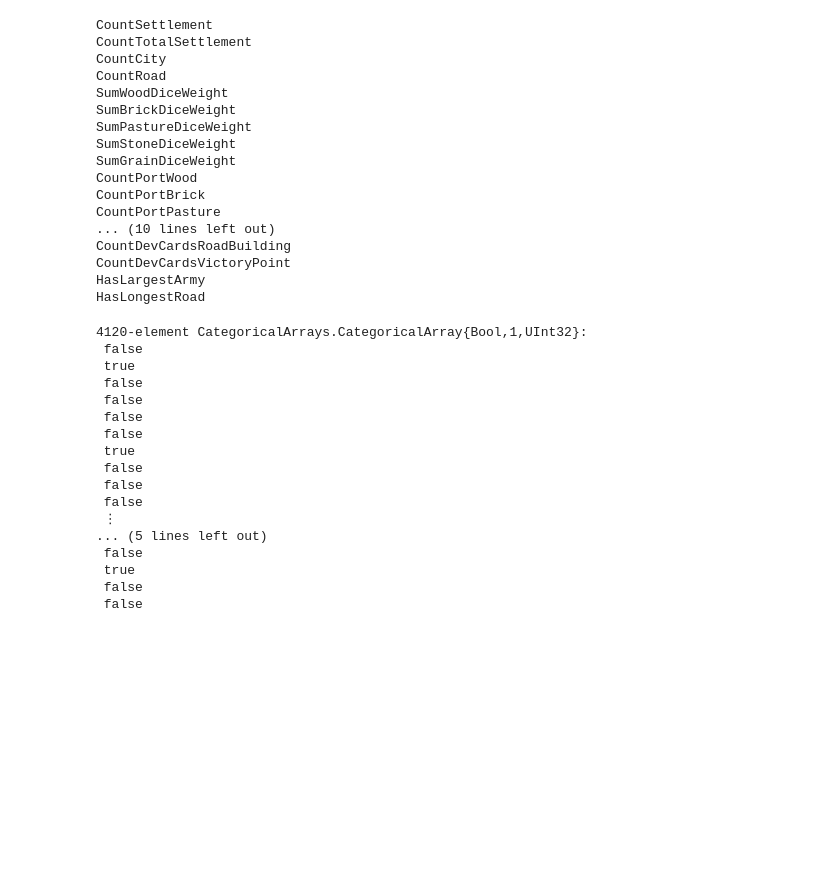
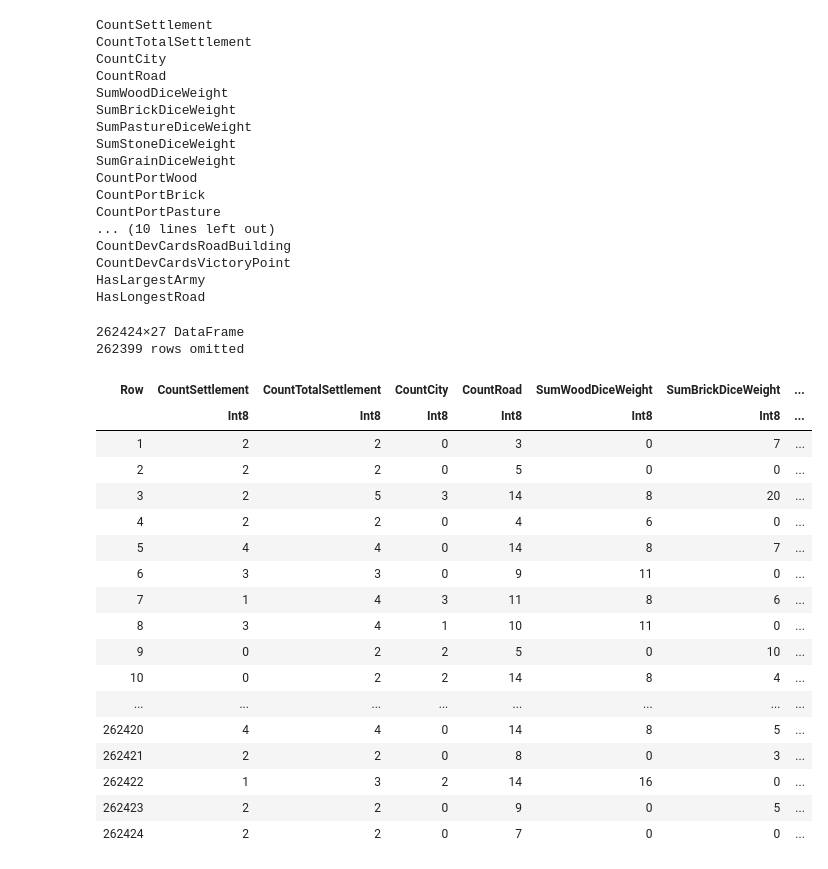
Before and after one commit to BKaperick/CatanBase.jl, a Jupyter notebook: RunScripts/compare_models.ipynb, the cells around one changed output. Drawn from its saved outputs; the diff is of its cells as text; code cells hidden in the pictures; blank space fills up the shorter version.

```diff
--- a/RunScripts/compare_models.ipynb
+++ b/RunScripts/compare_models.ipynb
@@ -45,7 +56,7 @@ trained Machine; caches model-specific representations of data
   model: RandomForestClassifier(max_depth = -1, …)
   args:
 # %%
-test_data_csv = "./data/test_public_features.csv"
+test_data_csv = "./data/public_features.csv"
 df = CatanLearning.load_typed_features_from_csv(test_data_csv)
 y, X = unpack(df, ==(:WonGame));
 typeof(X)
@@ -71,22 +82,26 @@ CountDevCardsVictoryPoint
 HasLargestArmy
 HasLongestRoad
 # %%
-rf_res = mode.(MLJ.predict(rf_machine, X))
+test_data_csv = "./data/public_features.csv"
+df = CatanLearning.load_typed_features_from_csv(test_data_csv)
 # %% [output]
-4120-element CategoricalArrays.CategoricalArray{Bool,1,UInt32}:
- false
- true
- false
- false
- false
- false
- true
- false
- false
- false
- ⋮
-... (5 lines left out)
- false
- true
- false
- false
+262424×27 DataFrame
+262399 rows omitted
+| Row | CountSettlement | CountTotalSettlement | CountCity | CountRoad | SumWoodDiceWeight | SumBrickDiceWeight | ... |
+|  | Int8 | Int8 | Int8 | Int8 | Int8 | Int8 | ... |
+| 1 | 2 | 2 | 0 | 3 | 0 | 7 | ... |
+| 2 | 2 | 2 | 0 | 5 | 0 | 0 | ... |
+| 3 | 2 | 5 | 3 | 14 | 8 | 20 | ... |
+| 4 | 2 | 2 | 0 | 4 | 6 | 0 | ... |
+| 5 | 4 | 4 | 0 | 14 | 8 | 7 | ... |
+| 6 | 3 | 3 | 0 | 9 | 11 | 0 | ... |
+| 7 | 1 | 4 | 3 | 11 | 8 | 6 | ... |
+| 8 | 3 | 4 | 1 | 10 | 11 | 0 | ... |
+| 9 | 0 | 2 | 2 | 5 | 0 | 10 | ... |
+| 10 | 0 | 2 | 2 | 14 | 8 | 4 | ... |
+| ... | ... | ... | ... | ... | ... | ... | ... |
+| 262420 | 4 | 4 | 0 | 14 | 8 | 5 | ... |
+| 262421 | 2 | 2 | 0 | 8 | 0 | 3 | ... |
+| 262422 | 1 | 3 | 2 | 14 | 16 | 0 | ... |
+| 262423 | 2 | 2 | 0 | 9 | 0 | 5 | ... |
+| 262424 | 2 | 2 | 0 | 7 | 0 | 0 | ... |
```
Also changed, not shown: parts of 11 cells of this notebook, 10 other files.
